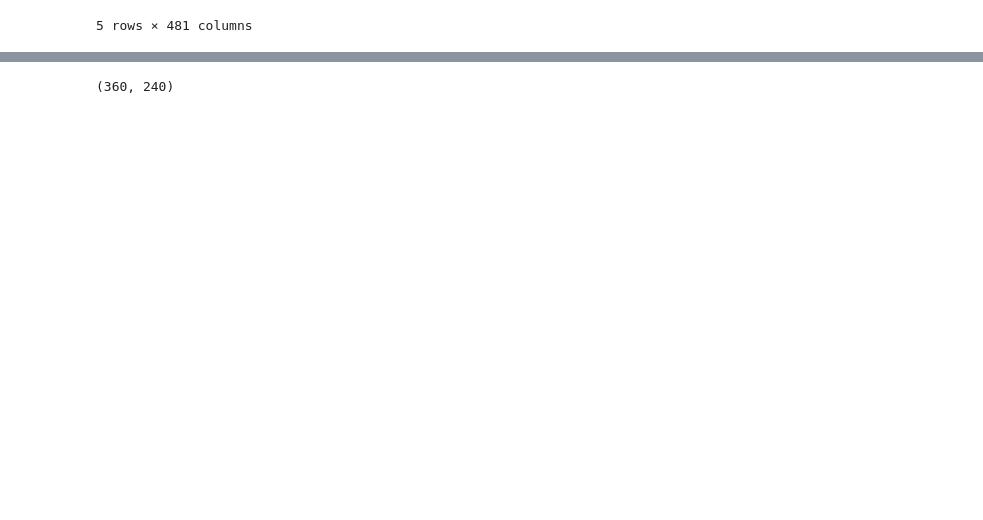
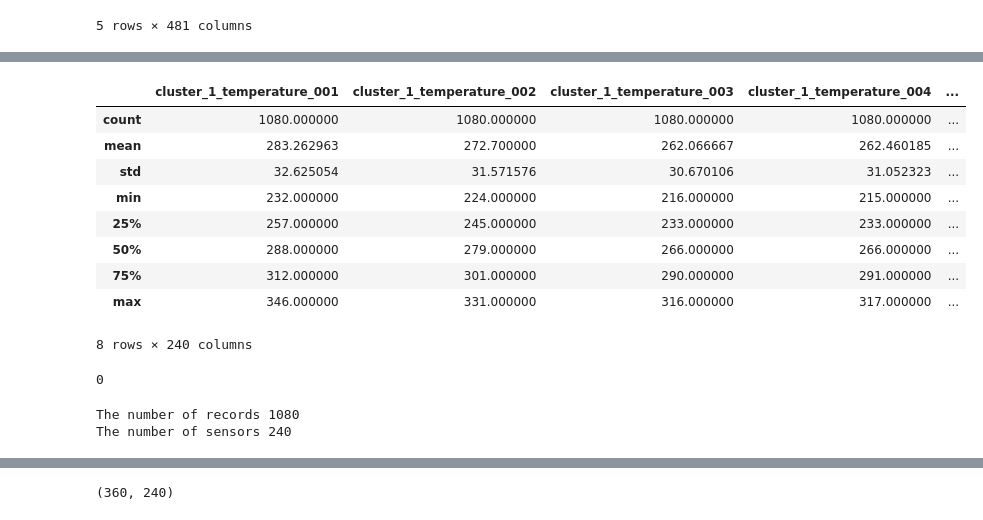
Before and after one commit to 314ka4y/Anomaly-detection-project, a Jupyter notebook: Anomaly_detection.ipynb, the cells around one changed output, grey strips where cells are left out. Cells and saved outputs as stored; diff of their text form; code cells hidden in the pictures; blank space fills up the shorter version.

```diff
--- a/Anomaly_detection.ipynb
+++ b/Anomaly_detection.ipynb
@@ -670,0 +765,25 @@ result_list[0].head()
+# %%
+result_list[0][temperatrue_columns].describe()
+# %% [output]
+|  | cluster_1_temperature_001 | cluster_1_temperature_002 | cluster_1_temperature_003 | cluster_1_temperature_004 | ... |
+| count | 1080.000000 | 1080.000000 | 1080.000000 | 1080.000000 | ... |
+| mean | 283.262963 | 272.700000 | 262.066667 | 262.460185 | ... |
+| std | 32.625054 | 31.571576 | 30.670106 | 31.052323 | ... |
+| min | 232.000000 | 224.000000 | 216.000000 | 215.000000 | ... |
+| 25% | 257.000000 | 245.000000 | 233.000000 | 233.000000 | ... |
+| 50% | 288.000000 | 279.000000 | 266.000000 | 266.000000 | ... |
+| 75% | 312.000000 | 301.000000 | 290.000000 | 291.000000 | ... |
+| max | 346.000000 | 331.000000 | 316.000000 | 317.000000 | ... |
+8 rows × 240 columns
+# %%
+# Check for missing values
+result_list[0][temperatrue_columns].isna().sum().sum()
+# %% [output]
+0
+# %%
+result_list[0][temperatrue_columns].shape
+print(f"The number of records {result_list[0][temperatrue_columns].shape[0]}")
+print(f"The number of sensors {result_list[0][temperatrue_columns].shape[1]}")
+# %% [output]
+The number of records 1080
+The number of sensors 240
```
Also changed, not shown: parts of 80 cells of this notebook, 6 other files.
